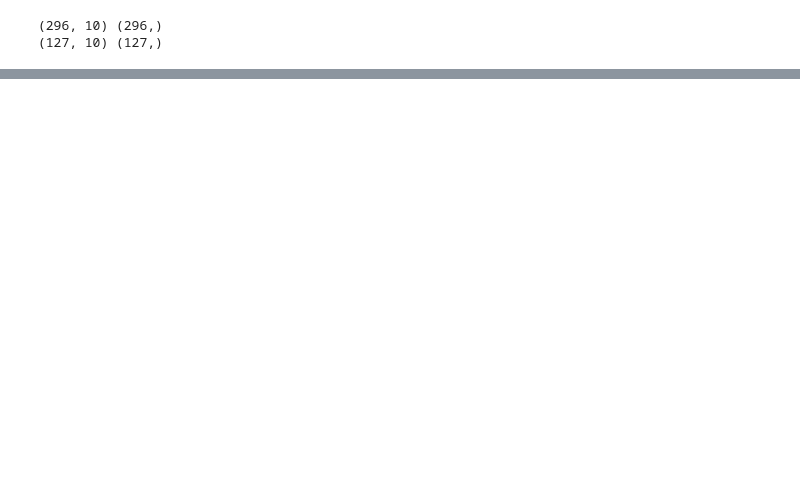
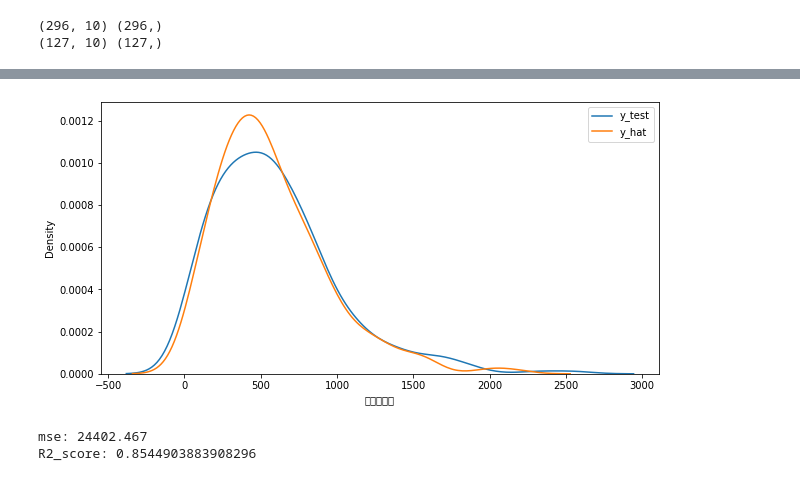
Before and after one commit to gustnekd47/DACON_parkingLot, a Jupyter notebook: main.ipynb, the cells around one changed output, grey strips where cells are left out. Drawn from its saved outputs; the diff is of its cells as text; code cells hidden in the pictures; blank space fills up the shorter version.

```diff
--- a/main.ipynb
+++ b/main.ipynb
@@ -488,0 +519,28 @@ Epoch 1000/1000
+# %%
+from keras.metrics import MeanSquaredError
+from sklearn.metrics import r2_score
+
+y_hat = model.predict(x_train)
+
+met = MeanSquaredError()
+met.update_state(y_train, y_hat)
+
+r2 = r2_score(y_train, y_hat)
+
+temp = y_train.copy()
+temp = pd.DataFrame(temp)
+temp["답"] = y_hat
+
+plt.figure(figsize=(10, 5))
+ax1 = sns.kdeplot(temp["등록차량수"], label="y_test")
+ax2 = sns.kdeplot(temp["답"], label="y_hat", ax=ax1)
+plt.legend()
+plt.show()
+
+
+print("mse:",met.result().numpy())
+print("R2_score:",r2)
+# %% [output]
+[figure, added]
+mse: 24402.467
+R2_score: 0.8544903883908296
```
Also changed, not shown: parts of 9 cells of this notebook, 1 other file.
